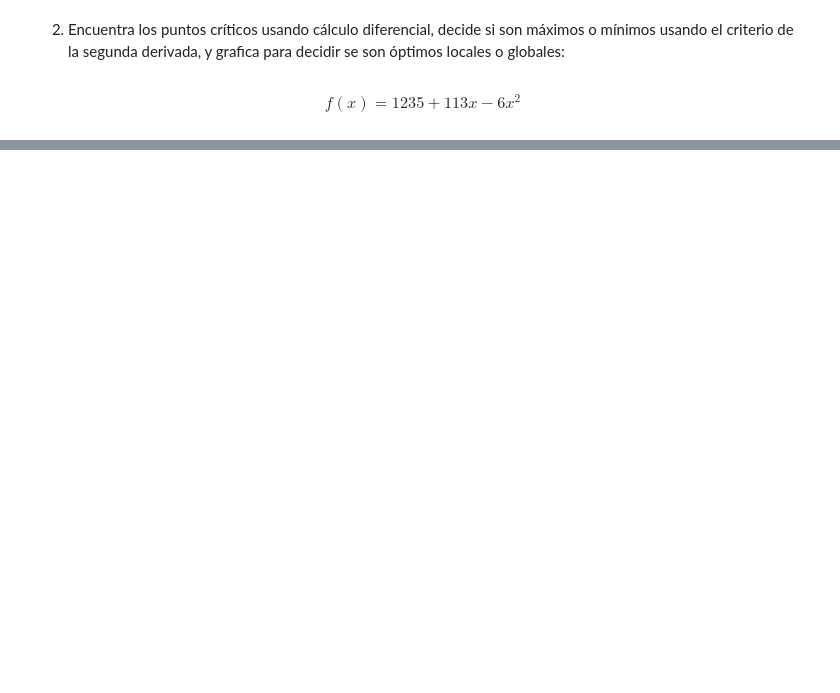
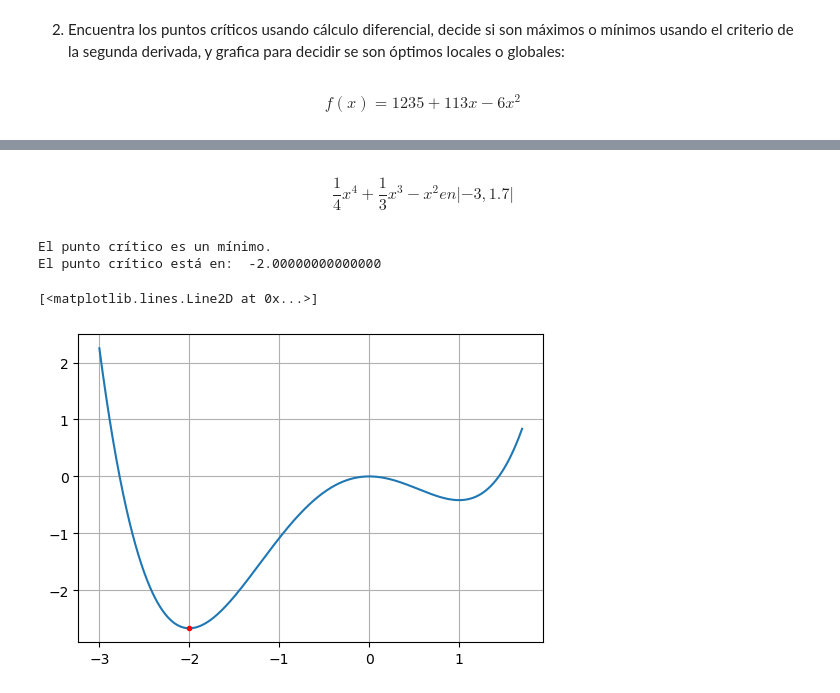
Before and after one commit to RRlaura/Simulacion-Matematica, a Jupyter notebook: Clase 6 A04 (1).ipynb, the cells around one changed output, grey strips where cells are left out. Drawn from its saved outputs; the diff is of its cells as text; code cells hidden in the pictures; blank space fills up the shorter version.

```diff
--- a/Clase 6 A04 (1).ipynb
+++ b/Clase 6 A04 (1).ipynb
@@ -110,0 +187,37 @@ SympifyError: SympifyError: [113/12]
+# %% [markdown]
+$$ \frac{1}{4}x^4 + \frac{1}{3}x^3 - x^2 en |-3, 1.7| $$
+# %%
+import sympy as sp
+import numpy as np
+import matplotlib.pyplot as plt
+sp.var("x")
+
+def f(x):
+    return (1/4)*x**4 + (1/3)*x**3 - x**2
+
+df1 = sp.diff(f(x), x)
+
+pc = sp.solve(df1, x)
+
+d2y = sp.diff(df1, x)
+d2y_evaluado = d2y.subs(x, pc[0])
+
+if d2y_evaluado > 0:
+    print("El punto crítico es un mínimo.")
+else:
+    print("El punto crítico es un máximo.")
+
+print("El punto crítico está en: ", pc[0])
+x = np.linspace(-3, 1.7, 1000)
+#f_numeric = sp.lambdify(x, f(x), "numpy") #convierte la funcion inicial en una funcion que se pueda evaluar numericamente
+#y_vals = f_numeric(x_vals)
+
+plt.figure(figsize=(6, 4))
+plt.plot(x, f(x))
+plt.grid()
+plt.plot(float(pc[0]), f_numeric(float(pc[0])), 'r.')
+# %% [output]
+El punto crítico es un mínimo.
+El punto crítico está en:  -2.00000000000000
+[<matplotlib.lines.Line2D at 0x...>]
+[figure, added]
```
Also changed, not shown: parts of 8 cells of this notebook.
